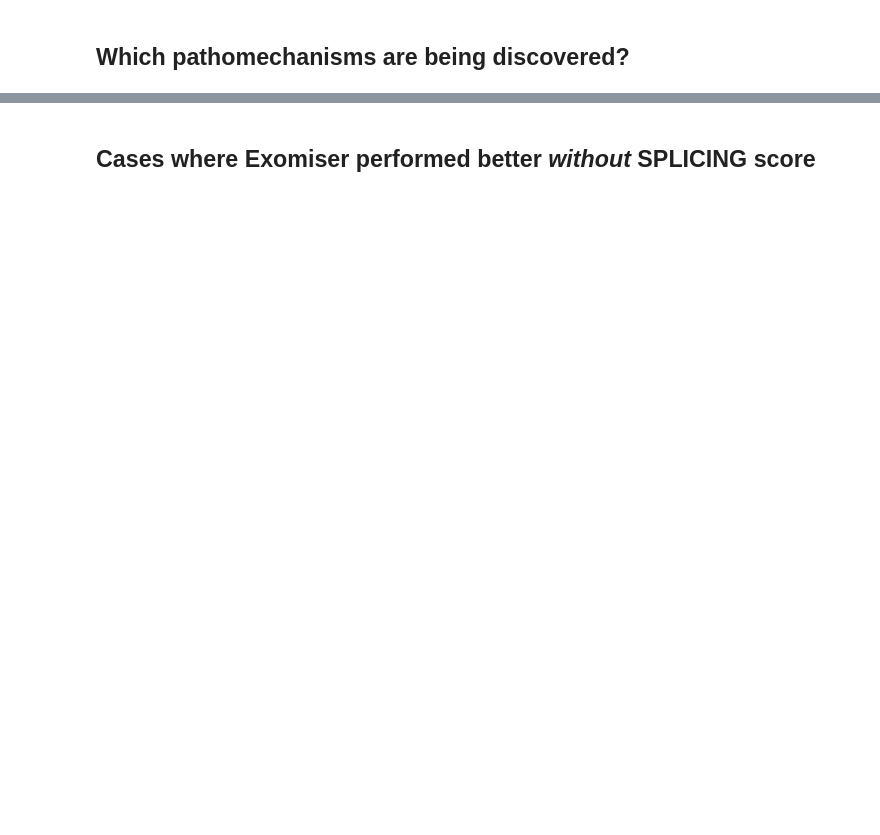
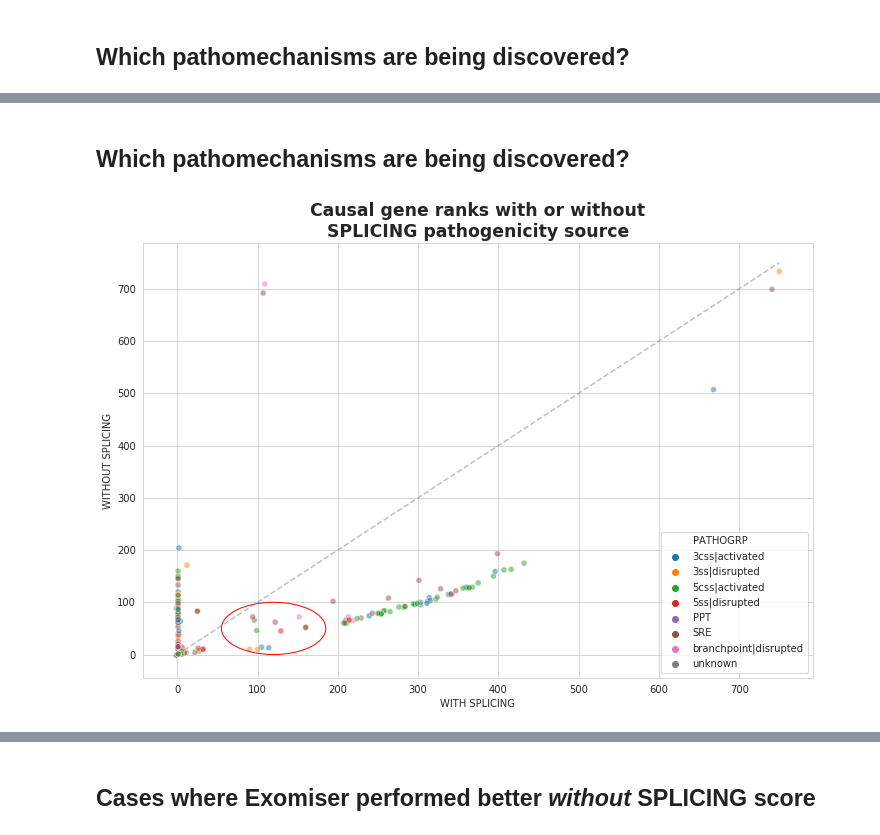
Before and after one commit to monarch-initiative/ExomiserSimulations, a Jupyter notebook: 3S Exomiser performance evaluation.ipynb, the cells around one changed output, grey strips where cells are left out. Drawn from its saved outputs; the diff is of its cells as text; code cells hidden in the pictures; blank space fills up the shorter version.

```diff
--- a/3S Exomiser performance evaluation.ipynb
+++ b/3S Exomiser performance evaluation.ipynb
@@ -59,0 +99,10 @@ plot_multicolor(df20190711.WITH_SPLICING, df20190711.WITHOUT_SPLICING, df2019071
+# %% [markdown]
+## Which pathomechanisms are being discovered?
+# %%
+fig, ax = plt.subplots(figsize=(12, 8))
+plot_multicolor(df20190812.WITH_SPLICING, df20190812.WITHOUT_SPLICING, df20190812.PATHOGRP, ho, ax=ax)
+
+e20190711 = Ellipse((120, 50), width=130, height=100, facecolor='none', edgecolor="red")
+k = ax.add_patch(e20190711)
+# %% [output]
+[figure, added]
```
Also changed, not shown: parts of 25 cells of this notebook.
